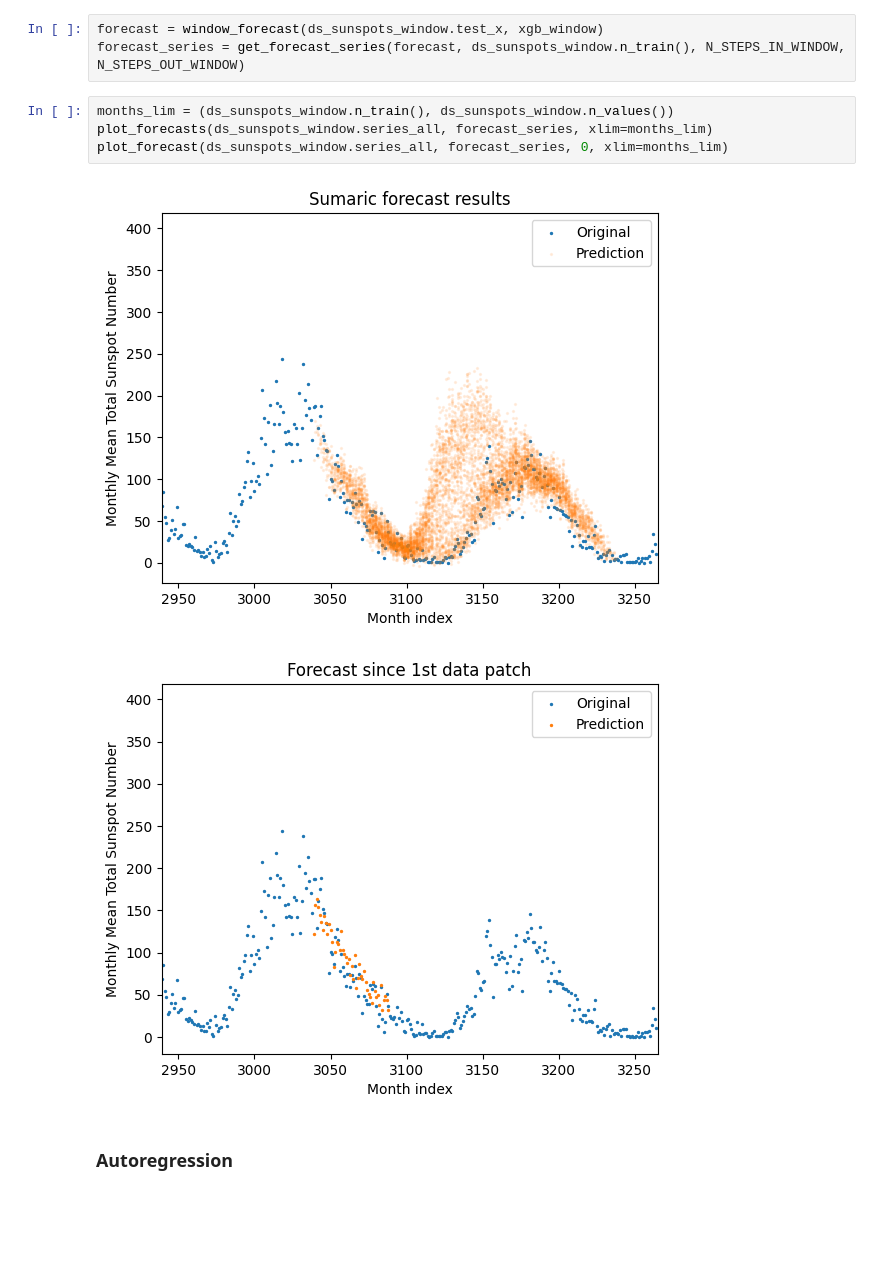
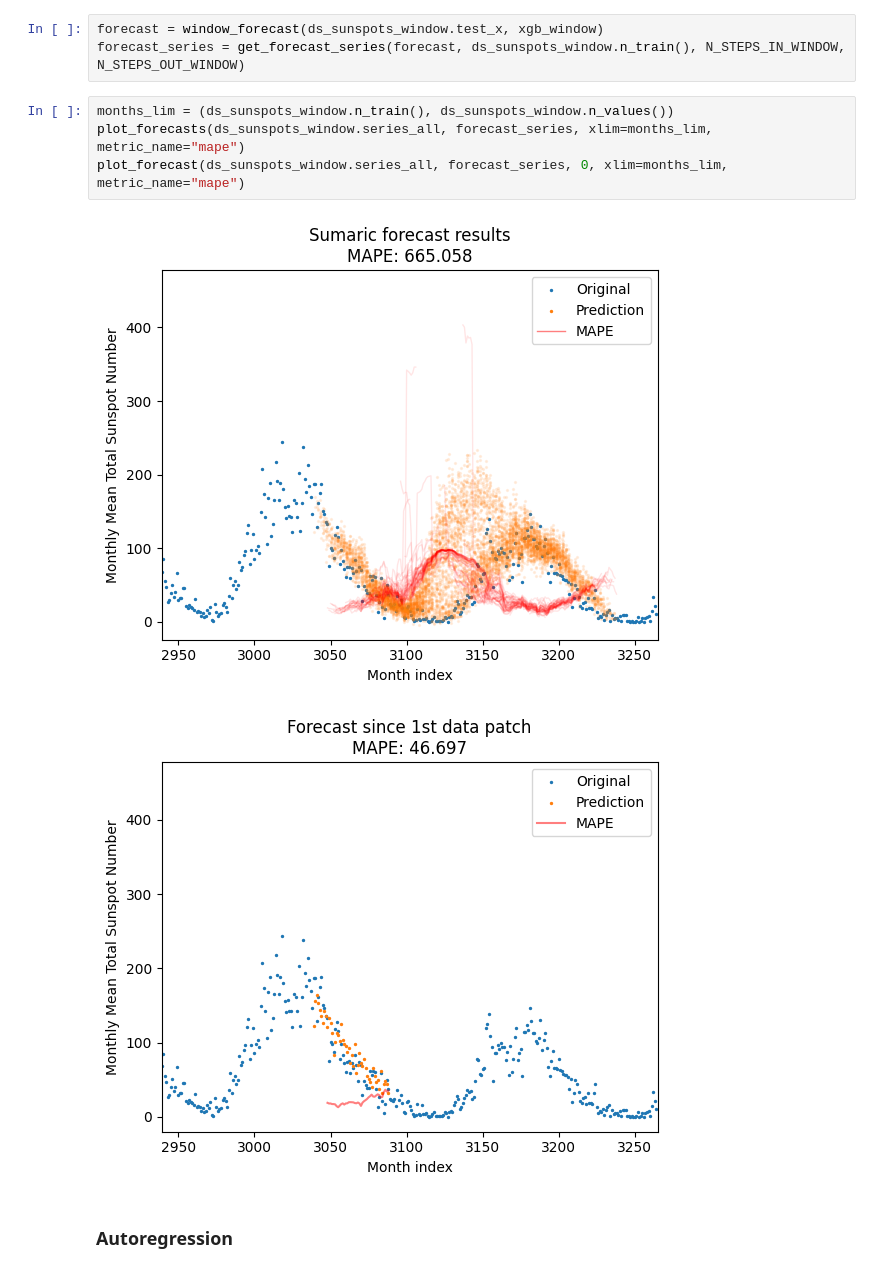
Before and after one commit to Wotaker/timeseries-models, a Jupyter notebook: xgb_report.ipynb, the cells around one changed output. Cells and saved outputs as stored; diff of their text form; blank space fills up the shorter version.

Commit message:
evaluation metrices

```diff
--- a/xgb_report.ipynb
+++ b/xgb_report.ipynb
@@ -55,11 +55,11 @@ forecast = window_forecast(ds_sunspots_window.test_x, xgb_window)
 forecast_series = get_forecast_series(forecast, ds_sunspots_window.n_train(), N_STEPS_IN_WINDOW, N_STEPS_OUT_WINDOW)
 # %%
 months_lim = (ds_sunspots_window.n_train(), ds_sunspots_window.n_values())
-plot_forecasts(ds_sunspots_window.series_all, forecast_series, xlim=months_lim)
-plot_forecast(ds_sunspots_window.series_all, forecast_series, 0, xlim=months_lim)
+plot_forecasts(ds_sunspots_window.series_all, forecast_series, xlim=months_lim, metric_name="mape")
+plot_forecast(ds_sunspots_window.series_all, forecast_series, 0, xlim=months_lim, metric_name="mape")
 # %% [output]
-[figure, old version]
+[figure, new version]
-[figure, old version]
+[figure, new version]
 # %% [markdown]
 ### Autoregression
 # %%
```
Also changed, not shown: parts of 5 cells of this notebook, 1 other file.
